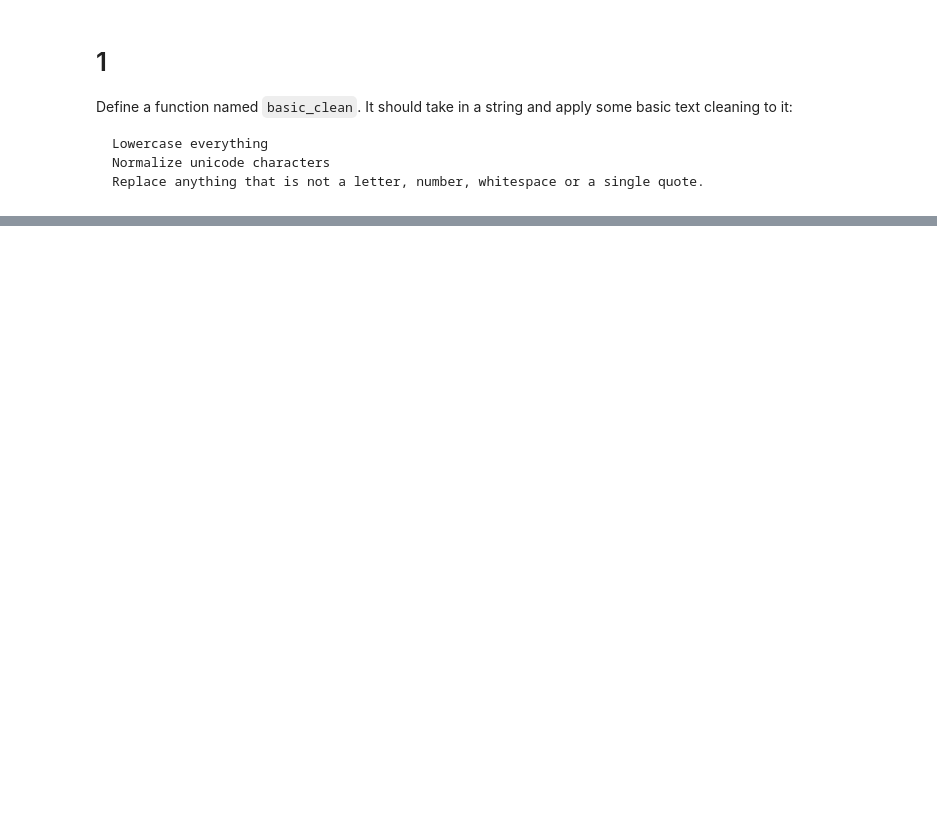
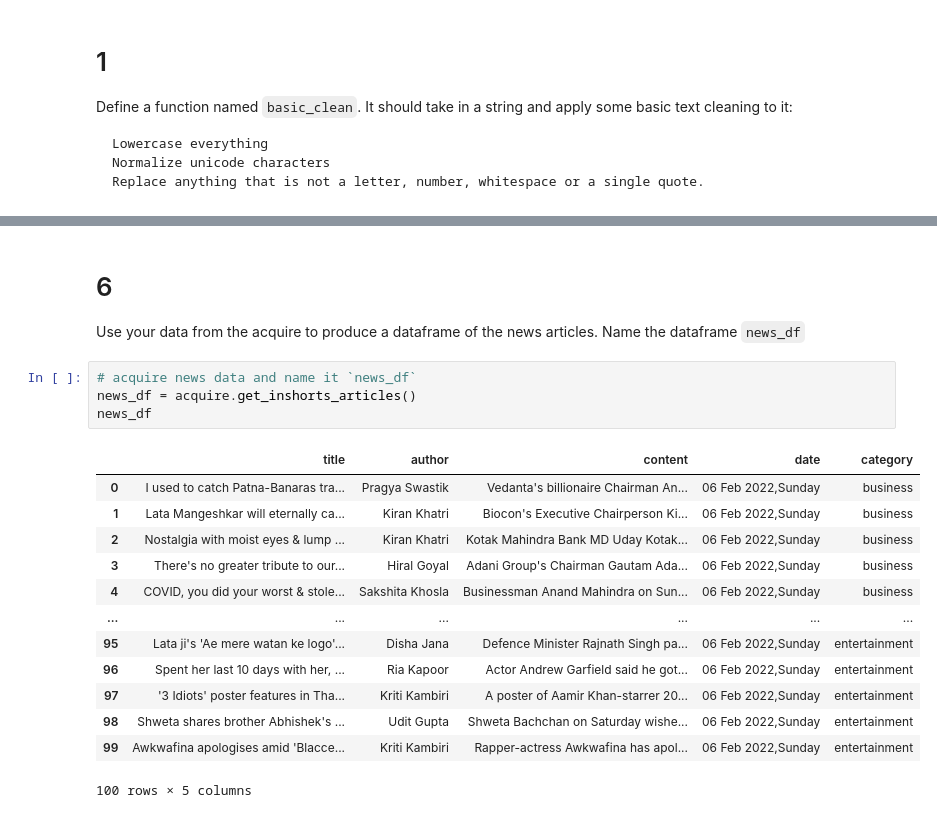
Before and after one commit to VelasquezAlejandro044/natural-language-processing-exercises, a Jupyter notebook: prepare_nlp.ipynb, the cells around one changed output, grey strips where cells are left out. Drawn from its saved outputs; the diff is of its cells as text; blank space fills up the shorter version.

```diff
--- a/prepare_nlp.ipynb
+++ b/prepare_nlp.ipynb
@@ -39,0 +279,21 @@ def basic_clean(string):
+# %% [markdown]
+# 6
+Use your data from the acquire to produce a dataframe of the news articles. Name the dataframe `news_df`
+# %%
+# acquire news data and name it `news_df`
+news_df = acquire.get_inshorts_articles()
+news_df
+# %% [output]
+|  | title | author | content | date | category |
+| 0 | I used to catch Patna-Banaras tra... | Pragya Swastik | Vedanta's billionaire Chairman An... | 06 Feb 2022,Sunday | business |
+| 1 | Lata Mangeshkar will eternally ca... | Kiran Khatri | Biocon's Executive Chairperson Ki... | 06 Feb 2022,Sunday | business |
+| 2 | Nostalgia with moist eyes & lump ... | Kiran Khatri | Kotak Mahindra Bank MD Uday Kotak... | 06 Feb 2022,Sunday | business |
+| 3 | There's no greater tribute to our... | Hiral Goyal | Adani Group's Chairman Gautam Ada... | 06 Feb 2022,Sunday | business |
+| 4 | COVID, you did your worst & stole... | Sakshita Khosla | Businessman Anand Mahindra on Sun... | 06 Feb 2022,Sunday | business |
+| ... | ... | ... | ... | ... | ... |
+| 95 | Lata ji's 'Ae mere watan ke logo'... | Disha Jana | Defence Minister Rajnath Singh pa... | 06 Feb 2022,Sunday | entertainment |
+| 96 | Spent her last 10 days with her, ... | Ria Kapoor | Actor Andrew Garfield said he got... | 06 Feb 2022,Sunday | entertainment |
+| 97 | '3 Idiots' poster features in Tha... | Kriti Kambiri | A poster of Aamir Khan-starrer 20... | 06 Feb 2022,Sunday | entertainment |
+| 98 | Shweta shares brother Abhishek's ... | Udit Gupta | Shweta Bachchan on Saturday wishe... | 06 Feb 2022,Sunday | entertainment |
+| 99 | Awkwafina apologises amid 'Blacce... | Kriti Kambiri | Rapper-actress Awkwafina has apol... | 06 Feb 2022,Sunday | entertainment |
+100 rows × 5 columns
```
Also changed, not shown: parts of 30 cells of this notebook, 2 other files.
